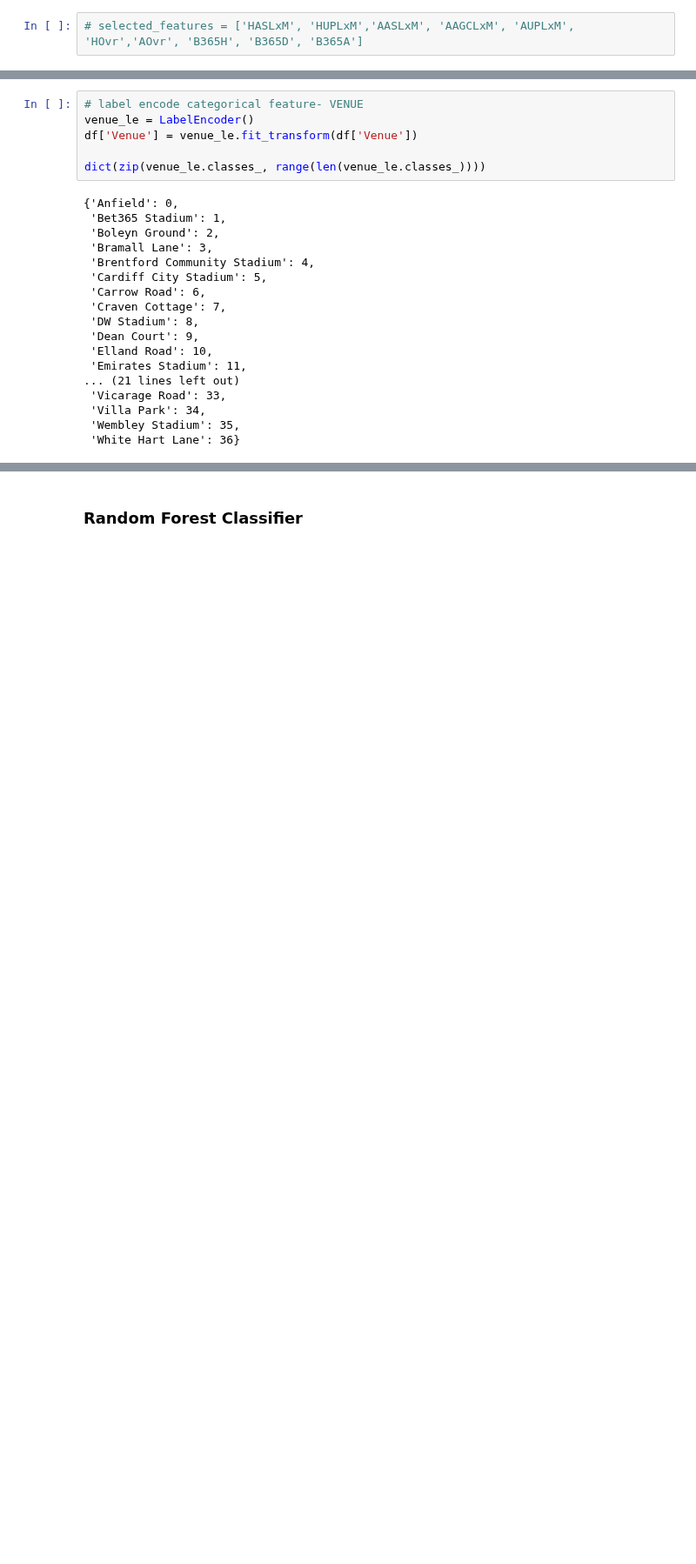
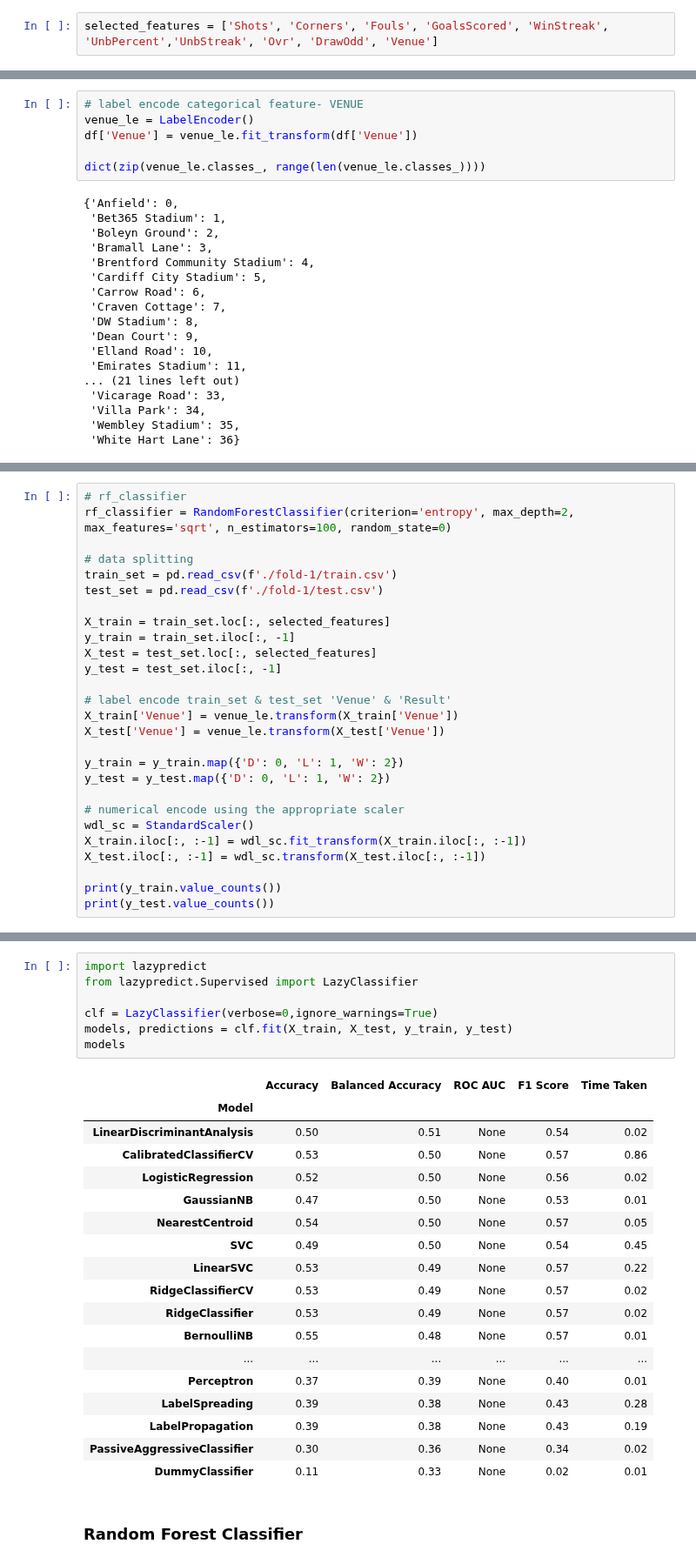
Before and after one commit to schoibs/football-match-prediction, a Jupyter notebook: data splits/data-split-4/Data Split 4.ipynb, the cells around one changed output, grey strips where cells are left out. Shown at 87% size. Drawn from its saved outputs; the diff is of its cells as text; blank space fills up the shorter version.

```diff
--- a/data splits/data-split-4/Data Split 4.ipynb
+++ b/data splits/data-split-4/Data Split 4.ipynb
@@ -27,7 +27,7 @@ df = df.dropna(axis=0).reset_index(drop=True)
 # %% [markdown]
 # 3. Feature Selection
 # %%
-# selected_features = ['HASLxM', 'HUPLxM','AASLxM', 'AAGCLxM', 'AUPLxM', 'HOvr','AOvr', 'B365H', 'B365D', 'B365A']
+selected_features = ['Shots', 'Corners', 'Fouls', 'GoalsScored', 'WinStreak', 'UnbPercent','UnbStreak', 'Ovr', 'DrawOdd', 'Venue']
 # %% [markdown]
 # 4. Model Building- Data Split 4
 
@@ -59,0 +62,27 @@ dict(zip(venue_le.classes_, range(len(venue_le.classes_))))
+# %%
+# rf_classifier
+rf_classifier = RandomForestClassifier(criterion='entropy', max_depth=2, max_features='sqrt', n_estimators=100, random_state=0)
+
+# data splitting
+train_set = pd.read_csv(f'./fold-1/train.csv')
+test_set = pd.read_csv(f'./fold-1/test.csv')
+
+X_train = train_set.loc[:, selected_features]
+y_train = train_set.iloc[:, -1]
+X_test = test_set.loc[:, selected_features]
+y_test = test_set.iloc[:, -1]
+
+# label encode train_set & test_set 'Venue' & 'Result'
+X_train['Venue'] = venue_le.transform(X_train['Venue'])
+X_test['Venue'] = venue_le.transform(X_test['Venue'])
+
+y_train = y_train.map({'D': 0, 'L': 1, 'W': 2})
+y_test = y_test.map({'D': 0, 'L': 1, 'W': 2})
+
+# numerical encode using the appropriate scaler
+wdl_sc = StandardScaler()
+X_train.iloc[:, :-1] = wdl_sc.fit_transform(X_train.iloc[:, :-1])
+X_test.iloc[:, :-1] = wdl_sc.transform(X_test.iloc[:, :-1])
+
+print(y_train.value_counts())
+print(y_test.value_counts())
@@ -60,3 +98,29 @@ dict(zip(venue_le.classes_, range(len(venue_le.classes_))))
+# %%
+import lazypredict
+from lazypredict.Supervised import LazyClassifier
+
+clf = LazyClassifier(verbose=0,ignore_warnings=True)
+models, predictions = clf.fit(X_train, X_test, y_train, y_test)
+models
+# %% [output]
+|  | Accuracy | Balanced Accuracy | ROC AUC | F1 Score | Time Taken |
+| Model |  |  |  |  |  |
+| LinearDiscriminantAnalysis | 0.50 | 0.51 | None | 0.54 | 0.02 |
+| CalibratedClassifierCV | 0.53 | 0.50 | None | 0.57 | 0.86 |
+| LogisticRegression | 0.52 | 0.50 | None | 0.56 | 0.02 |
+| GaussianNB | 0.47 | 0.50 | None | 0.53 | 0.01 |
+| NearestCentroid | 0.54 | 0.50 | None | 0.57 | 0.05 |
+| SVC | 0.49 | 0.50 | None | 0.54 | 0.45 |
+| LinearSVC | 0.53 | 0.49 | None | 0.57 | 0.22 |
+| RidgeClassifierCV | 0.53 | 0.49 | None | 0.57 | 0.02 |
+| RidgeClassifier | 0.53 | 0.49 | None | 0.57 | 0.02 |
+| BernoulliNB | 0.55 | 0.48 | None | 0.57 | 0.01 |
+| ... | ... | ... | ... | ... | ... |
+| Perceptron | 0.37 | 0.39 | None | 0.40 | 0.01 |
+| LabelSpreading | 0.39 | 0.38 | None | 0.43 | 0.28 |
+| LabelPropagation | 0.39 | 0.38 | None | 0.43 | 0.19 |
+| PassiveAggressiveClassifier | 0.30 | 0.36 | None | 0.34 | 0.02 |
+| DummyClassifier | 0.11 | 0.33 | None | 0.02 | 0.01 |
 # %% [markdown]
 ### Random Forest Classifier
 # %% [markdown]
```
Also changed, not shown: parts of 2 cells of this notebook, 8 other files.
